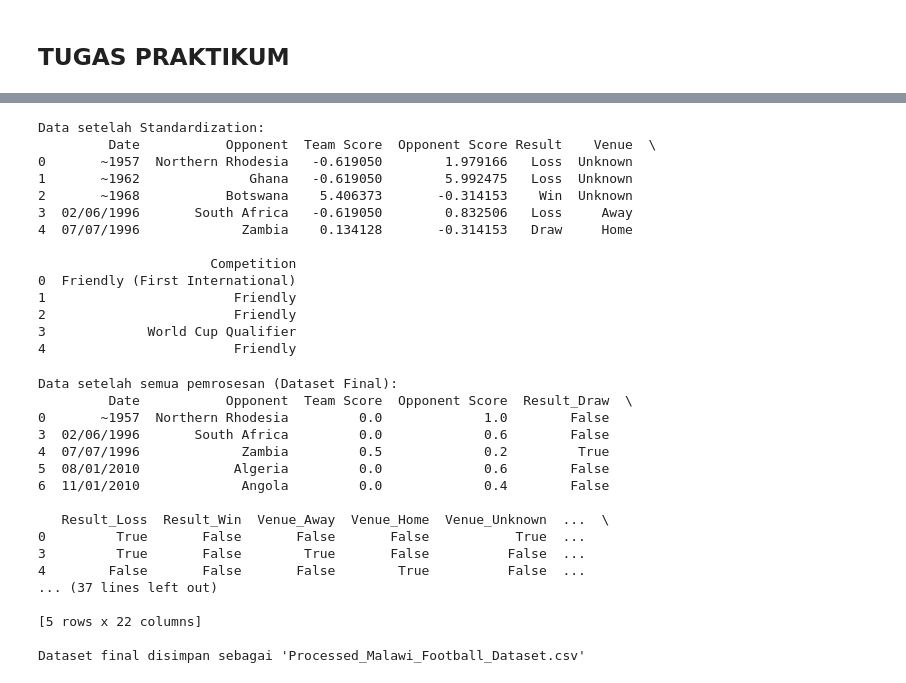
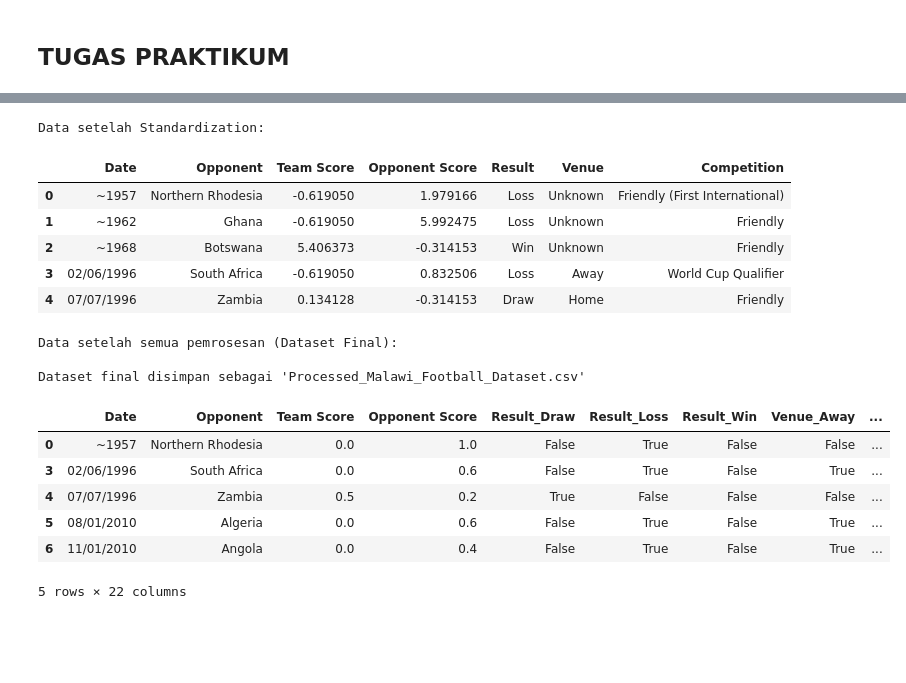
Before and after one commit to Zaxzz/kecerdasan_buatan, a Jupyter notebook: Data_Pre_processing.ipynb, the cells around one changed output, grey strips where cells are left out. Cells and saved outputs as stored; diff of their text form; code cells hidden in the pictures; blank space fills up the shorter version.

```diff
--- a/Data_Pre_processing.ipynb
+++ b/Data_Pre_processing.ipynb
@@ -291,50 +274,36 @@ df_standardized = df.copy()
 df_standardized[numerical_cols] = df_standardized[numerical_cols].fillna(0)
 df_standardized[numerical_cols] = scaler_standard.fit_transform(df_standardized[numerical_cols])
 print("\nData setelah Standardization:")
-print(df_standardized.head())
+df_standardized.head()
 # %% [output]
 Data setelah Standardization:
-         Date           Opponent  Team Score  Opponent Score Result    Venue  \
-0       ~1957  Northern Rhodesia   -0.619050        1.979166   Loss  Unknown
-1       ~1962              Ghana   -0.619050        5.992475   Loss  Unknown
-2       ~1968           Botswana    5.406373       -0.314153    Win  Unknown
-3  02/06/1996       South Africa   -0.619050        0.832506   Loss     Away
-4  07/07/1996             Zambia    0.134128       -0.314153   Draw     Home
-
-                      Competition
-0  Friendly (First International)
-1                        Friendly
-2                        Friendly
-3             World Cup Qualifier
-4                        Friendly
+|  | Date | Opponent | Team Score | Opponent Score | Result | Venue | Competition |
+| 0 | ~1957 | Northern Rhodesia | -0.619050 | 1.979166 | Loss | Unknown | Friendly (First International) |
+| 1 | ~1962 | Ghana | -0.619050 | 5.992475 | Loss | Unknown | Friendly |
+| 2 | ~1968 | Botswana | 5.406373 | -0.314153 | Win | Unknown | Friendly |
+| 3 | 02/06/1996 | South Africa | -0.619050 | 0.832506 | Loss | Away | World Cup Qualifier |
+| 4 | 07/07/1996 | Zambia | 0.134128 | -0.314153 | Draw | Home | Friendly |
 # %%
 # 5. Dataset Creation
 df_processed = df.copy()
 df_processed = df_processed[df_processed['Team Score'].notna()]  # Remove TBD row
 df_processed[numerical_cols] = df_processed[numerical_cols].fillna(0)
 df_processed = pd.get_dummies(df_processed, columns=['Result', 'Venue', 'Competition'], prefix=['Result', 'Venue', 'Competition'])
 df_processed = remove_outliers(df_processed, 'Team Score')
 df_processed = remove_outliers(df_processed, 'Opponent Score')
 df_processed[numerical_cols] = scaler_minmax.fit_transform(df_processed[numerical_cols])
 df_processed.to_csv("Processed_Malawi_Football_Dataset.csv", index=False)
 print("\nData setelah semua pemrosesan (Dataset Final):")
-print(df_processed.head())
 print("\nDataset final disimpan sebagai 'Processed_Malawi_Football_Dataset.csv'")
+df_processed.head()
 # %% [output]
 Data setelah semua pemrosesan (Dataset Final):
-         Date           Opponent  Team Score  Opponent Score  Result_Draw  \
-0       ~1957  Northern Rhodesia         0.0             1.0        False
-3  02/06/1996       South Africa         0.0             0.6        False
-4  07/07/1996             Zambia         0.5             0.2         True
-5  08/01/2010            Algeria         0.0             0.6        False
-6  11/01/2010             Angola         0.0             0.4        False
-
-   Result_Loss  Result_Win  Venue_Away  Venue_Home  Venue_Unknown  ...  \
-0         True       False       False       False           True  ...
-3         True       False        True       False          False  ...
-4        False       False       False        True          False  ...
-... (37 lines left out)
-
-[5 rows x 22 columns]
 
 Dataset final disimpan sebagai 'Processed_Malawi_Football_Dataset.csv'
+|  | Date | Opponent | Team Score | Opponent Score | Result_Draw | Result_Loss | Result_Win | Venue_Away | ... |
+| 0 | ~1957 | Northern Rhodesia | 0.0 | 1.0 | False | True | False | False | ... |
+| 3 | 02/06/1996 | South Africa | 0.0 | 0.6 | False | True | False | True | ... |
+| 4 | 07/07/1996 | Zambia | 0.5 | 0.2 | True | False | False | False | ... |
+| 5 | 08/01/2010 | Algeria | 0.0 | 0.6 | False | True | False | True | ... |
+| 6 | 11/01/2010 | Angola | 0.0 | 0.4 | False | True | False | True | ... |
+5 rows × 22 columns
```
Also changed, not shown: parts of 5 cells of this notebook.
